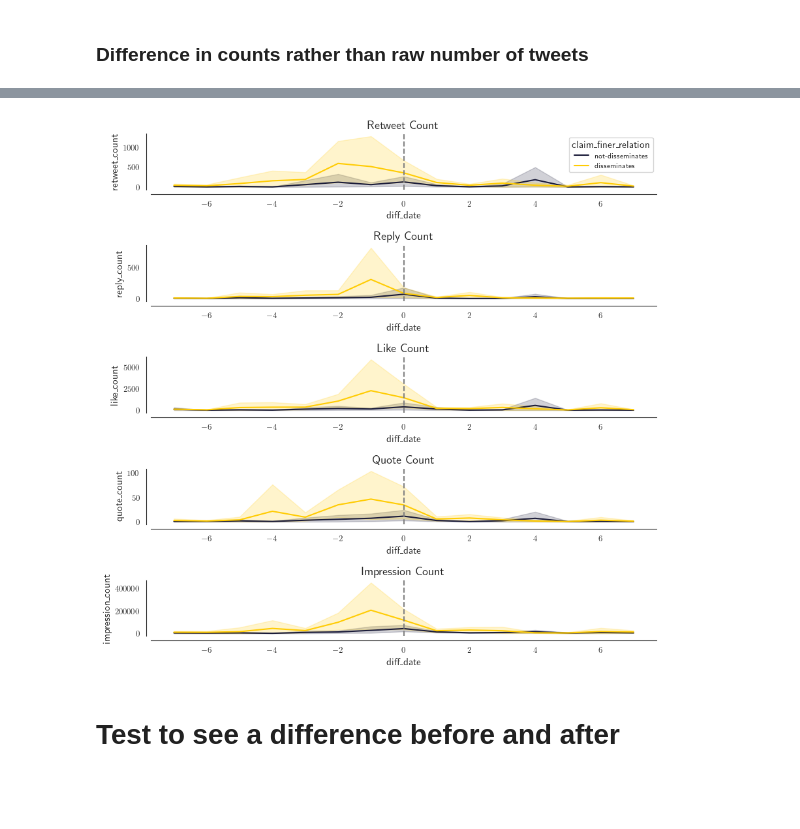
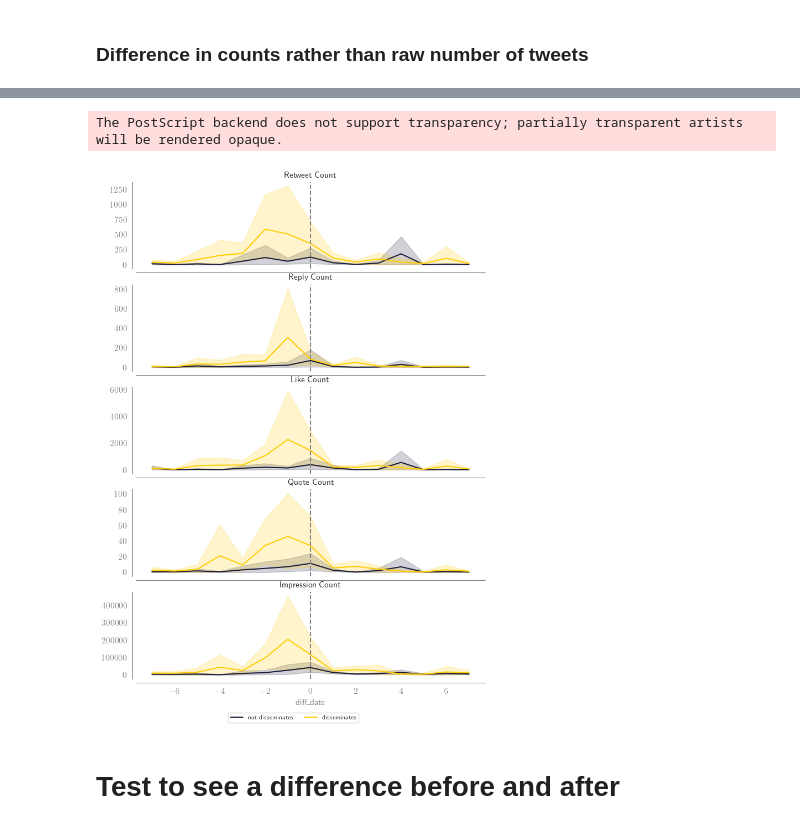
Before and after one commit to TeMU-BSC/iberifier, a Jupyter notebook: analysis/Descriptive stats.ipynb, the cells around one changed output, grey strips where cells are left out. Saved outputs shown, nothing was run; the diff lists cells and outputs as text; code cells hidden in the pictures; blank space fills up the shorter version.

```diff
--- a/analysis/Descriptive stats.ipynb
+++ b/analysis/Descriptive stats.ipynb
@@ -1456,60 +1494,61 @@ Text(2.7, 641.3976041666664, 'Fact check publication')
 # %%
 # define the subplots
-fig = plt.figure(figsize=(10,10))
-
-gs = GridSpec(nrows=5, ncols=1, hspace=1)
-sns.despine(offset=5, trim=False)
-# Create the ax
-ax0 = fig.add_subplot(gs[0, 0])
-ax1 = fig.add_subplot(gs[1, 0])
-ax2 = fig.add_subplot(gs[2, 0])
-ax3 = fig.add_subplot(gs[3, 0])
-ax4 = fig.add_subplot(gs[4, 0])
+fig, ax = plt.subplots(5,  sharex=True, layout='constrained')
 
 sns.despine(offset=5, trim=False)
 
-
 # plot each line in a separate subplot
-sns.lineplot(data=diff_date_metrics_support_claim, x='diff_date', y='retweet_count', hue='claim_finer_relation', palette=[main_color, second_color], ax=ax0)
-sns.lineplot(data=diff_date_metrics_support_claim, x='diff_date', y='reply_count', hue='claim_finer_relation', palette=[main_color, second_color], ax=ax1, legend=None)
-
-sns.lineplot(data=diff_date_metrics_support_claim, x='diff_date', y='like_count', hue='claim_finer_relation',palette=[main_color, second_color],  ax=ax2, legend=None)
-
-sns.lineplot(data=diff_date_metrics_support_claim, x='diff_date', y='quote_count', hue='claim_finer_relation',palette=[main_color, second_color], ax=ax3, legend=None)
-
-sns.lineplot(data=diff_date_metrics_support_claim, x='diff_date', y='impression_count', hue='claim_finer_relation',palette=[main_color, second_color], ax=ax4, legend=None)
+sns.lineplot(data=diff_date_metrics_support_claim, x='diff_date', y='retweet_count', hue='claim_finer_relation', palette=[main_color, second_color], ax=ax[0])
+sns.lineplot(data=diff_date_metrics_support_claim, x='diff_date', y='reply_count', hue='claim_finer_relation', palette=[main_color, second_color], ax=ax[1], legend=None)
+sns.lineplot(data=diff_date_metrics_support_claim, x='diff_date', y='like_count', hue='claim_finer_relation',palette=[main_color, second_color],  ax=ax[2], legend=None)
+sns.lineplot(data=diff_date_metrics_support_claim, x='diff_date', y='quote_count', hue='claim_finer_relation',palette=[main_color, second_color], ax=ax[3], legend=None)
+sns.lineplot(data=diff_date_metrics_support_claim, x='diff_date', y='impression_count', hue='claim_finer_relation',palette=[main_color, second_color], ax=ax[4], legend=None)
 
 
 # Draw line for the event
-
-ax0.axvline(x=0, ymax=ax0.get_ylim()[1]/2, color='grey', linestyle='--')
-ax1.axvline(x=0, ymax=ax1.get_ylim()[1]/2, color='grey', linestyle='--')
-ax2.axvline(x=0, ymax=ax2.get_ylim()[1]/2, color='grey', linestyle='--')
-ax3.axvline(x=0, ymax=ax3.get_ylim()[1]/2, color='grey', linestyle='--')
-ax4.axvline(x=0, ymax=ax4.get_ylim()[1]/2, color='grey', linestyle='--')
+ax[0].axvline(x=0, ymax=ax[0].get_ylim()[1]/2, color='grey', linestyle='--')
+ax[1].axvline(x=0, ymax=ax[1].get_ylim()[1]/2, color='grey', linestyle='--')
+ax[2].axvline(x=0, ymax=ax[2].get_ylim()[1]/2, color='grey', linestyle='--')
+ax[3].axvline(x=0, ymax=ax[3].get_ylim()[1]/2, color='grey', linestyle='--')
+ax[4].axvline(x=0, ymax=ax[4].get_ylim()[1]/2, color='grey', linestyle='--')
 
 # add titles and axis labels
-ax0.set_title('Retweet Count')
-ax1.set_title('Reply Count')
-ax2.set_title('Like Count')
-ax3.set_title('Quote Count')
-ax4.set_title('Impression Count')
+ax[0].set_title('Retweet Count')
+ax[1].set_title('Reply Count')
+ax[2].set_title('Like Count')
+ax[3].set_title('Quote Count')
+ax[4].set_title('Impression Count')
+
+# Removing y-axis labels
+ax[0].set_ylabel('')
+ax[1].set_ylabel('')
+ax[2].set_ylabel('')
+ax[3].set_ylabel('')
+ax[4].set_ylabel('')
 
 # create a legend axis
 #legend_ax = fig.add_axes([0.85, 0.5, 0.1, 0.1])
 
 # get the handles and labels from each subplot
 #handles, labels = [], []
 #for ax in axes:
 #    for h, l in zip(*ax.get_legend_handles_labels()):
 #        handles.append(h)
 #        labels.append(l)
 
 # add the legend to the legend axis
 #legend_ax.legend(handles, labels, loc='center', title='Fact ID')
+# Put a legend below current axis
+#fig.legend(loc='upper center', bbox_to_anchor=(0.5, -0.05),
+         # fancybox=True, shadow=True, ncol=5)
+fig.legend(loc='outside lower center', ncol=2)
+ax[0].legend().remove()
+filename = f'tweets_metric_impact'
+save_plot(fig, ax, filename, sample, png_size=(7, 10))
 plt.show()
 # %% [output]
+The PostScript backend does not support transparency; partially transparent artists will be rendered opaque.
-[figure, old version]
+[figure, new version]
 # %% [markdown]
 # Test to see a difference before and after
 # %%
```
Also changed, not shown: parts of 51 cells of this notebook, 1 other file.
